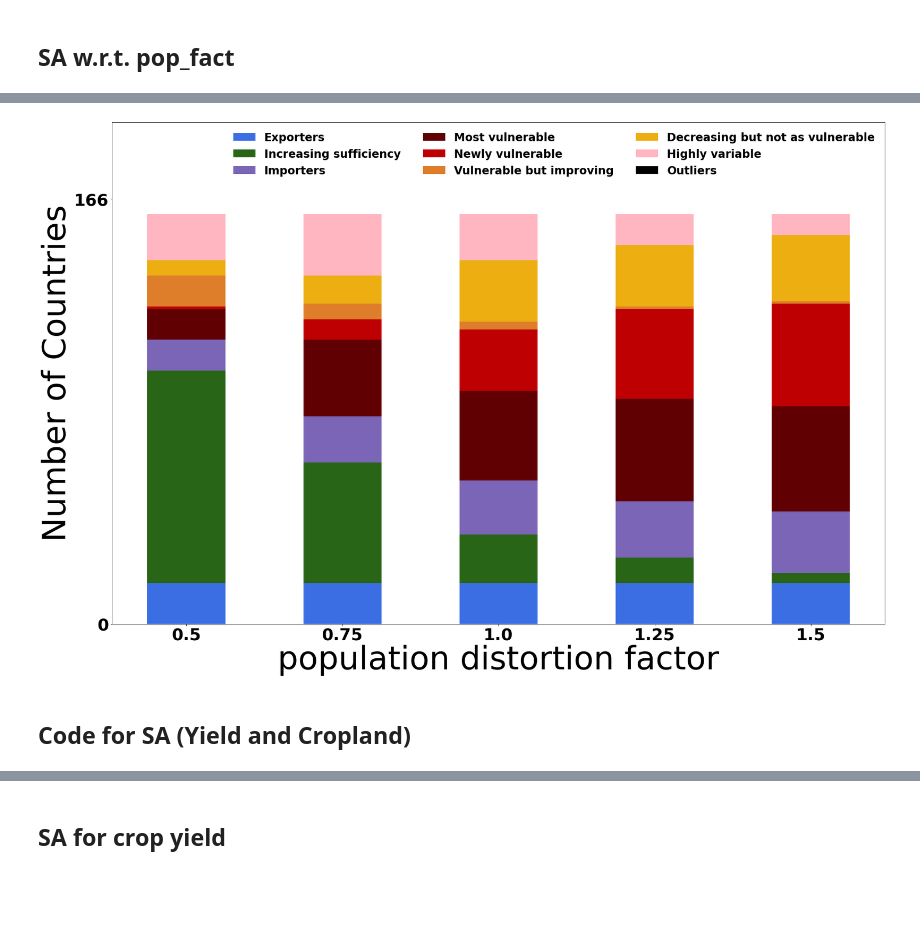
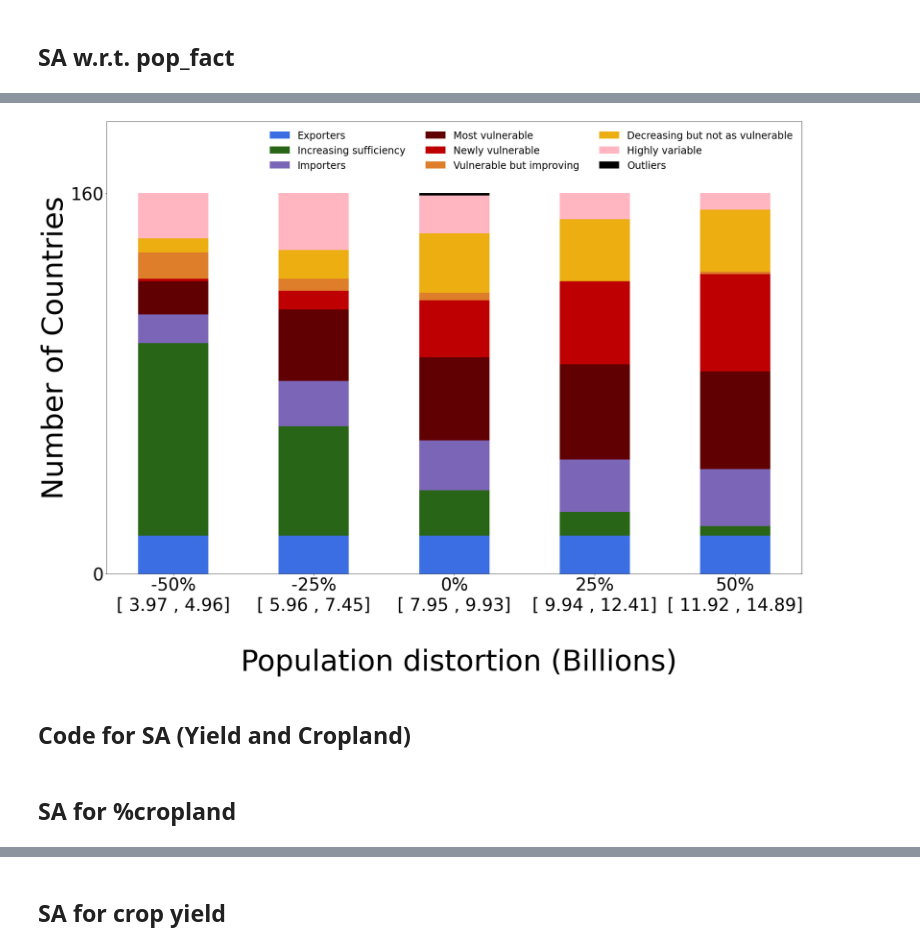
Before and after one commit to charlottegiseleweil/future-food-sufficiency, a Jupyter notebook: sufficiencies/SA_MC_caloric_sufficiency.ipynb, the cells around one changed output, grey strips where cells are left out. Drawn from its saved outputs; the diff is of its cells as text; code cells hidden in the pictures; blank space fills up the shorter version.

```diff
--- a/sufficiencies/SA_MC_caloric_sufficiency.ipynb
+++ b/sufficiencies/SA_MC_caloric_sufficiency.ipynb
@@ -168,7 +169,7 @@ def cal_suff(X, cntry=None, year=2050, food_waste=.19, diet=.19, feed_food_facto
     prod = get_production(X, year=year)
     food = perc_food * prod
     feed_now_food = 0.
-    if cntry in list(LS_2000_df.ISO3.unique()):
+    if cntry in LS_2000_df.ISO3.unique():
         LS = LS_2000_df[LS_2000_df.ISO3==cntry]['LS2000_percapita'].values * get_population(X, year=2000)
 
     else:
@@ -593,0 +673,16 @@ plt.show()
+# %%
+from decimal import Decimal
+
+values = [.5, .75, 1., 1.25, 1.5]
+pops = []
+data_path = 'outputs/compare/'
+
+for i in range(5):
+    df = pd.read_csv(data_path+'ssp'+str(i+1)+'_compare_new.csv')
+    pops.append(df['population_2050'].sum())
+
+rng = []
+
+for v in values:
+    rng.append('[ %.2f'% min([pop*v/1e+9 for pop in pops])+' , '+ '%.2f' % max([pop*v/1e+9 for pop in pops])+']')
+    print('%.2E' % Decimal(str(min([pop*v for pop in pops]))), '%.2E' % Decimal(str(max([pop*v for pop in pops]))))
@@ -595,56 +696,58 @@ plt.show()
 from matplotlib import rc
 import matplotlib
 # y-axis in bold
-rc('font', weight='bold')
+rc('font', weight='normal')
 header = ['Exporters', 'Increasing sufficiency', 'Importers', 'Most vulnerable', 'Newly vulnerable',
              'Vulnerable but improving', 'Decreasing but not as vulnerable', 'Highly variable', 'Outliers']
 
-values = np.array([0.5 , 0.75, 1.  , 1.25, 1.5])
+values = [str(e) + '%\n' + str(r) for e, r in zip([-50 , -25, 0  , 25, 50], rng)]
 
 cat1 = np.array([16, 16, 16, 16, 16])
-cat2 = np.array([83, 47, 19, 10,  4])
-cat3 = np.array([12, 18, 21, 22, 24])
-cat4 = np.array([12, 30, 35, 40, 41])
-cat5 = np.array([ 1,  8, 24, 35, 40])
-cat6 = np.array([12,  6,  3,  1,  1])
-cat7 = np.array([ 6, 11, 24, 24, 26])
-cat8 = np.array([18, 24, 18, 12,  8])
-cat9 = np.array([0, 0, 0, 0, 0])
+cat2 = np.array([81, 46, 19, 10,  4])
+cat3 = np.array([12, 19, 21, 22, 24])
+cat4 = np.array([14, 30, 35, 40, 41])
+cat5 = np.array([ 1,  8, 24, 35, 41])
+cat6 = np.array([11,  5,  3,  0,  1])
+cat7 = np.array([ 6, 12, 25, 26, 26])
+cat8 = np.array([19, 24, 16, 11,  7])
+cat9 = np.array([0, 0, 1, 0, 0])
 
 ind = np.arange(len(values))
 width = .5
 matplotlib.rc('font', serif='Helvetica Neue')
 matplotlib.rc('text', usetex='false')
 matplotlib.rcParams.update({'font.size': 40})
 
 fig = matplotlib.pyplot.gcf()
 fig.set_size_inches(30, 20)
-plt.xticks(ind, values, fontsize=36)
-plt.xlabel('population distortion factor', fontsize=70)
-plt.ylim([0,196])
-plt.yticks([0, 166],fontsize=36)
+plt.xticks(ind, values, fontsize=42)
+plt.xlabel('\n Population distortion (Billions)', fontsize=70)
+plt.ylim([0,190])
+plt.yticks([0, 160],fontsize=42)
 plt.ylabel('Number of Countries', fontsize=70)
 
 p1 = plt.bar(ind, cat1, width, color='#3B6EE2')
 p2 = plt.bar(ind, cat2, width, bottom=cat1, color='#296517')
 p3 = plt.bar(ind, cat3, width, bottom=cat1+cat2, color='#7B65B6')
 p4 = plt.bar(ind, cat4, width, bottom=cat1+cat2+cat3,
              color='#610002')
 p5 = plt.bar(ind, cat5, width, bottom=cat1+cat2+cat3+cat4, color='#BE0003')
 p6 = plt.bar(ind, cat6, width, bottom=cat1+cat2+cat3+cat4+cat5, color='#DE7E2B')
 p7 = plt.bar(ind, cat7, width, bottom=cat1+cat2+cat3+cat4+cat5+cat6, color='#EDAE12')
 p8 = plt.bar(ind, cat8, width, bottom=cat1+cat2+cat3+cat4+cat5+cat6+cat7,
              color='#FFB6C1')
 p9 = plt.bar(ind, cat9, width, bottom=cat1+cat2+cat3+cat4+cat5+cat6+cat7+cat8,
              color='black')
 
 
 plt.legend((p1[0], p2[0], p3[0], p4[0], p5[0], p6[0], p7[0], p8[0], p9[0]), (header[0], header[1], header[2], header[3], header[4],\
                                           header[5], header[6], header[7], header[8]), fontsize=24, ncol=3, framealpha=0, fancybox=True)
 # plt.title('Sensitivity analysis of caloric sufficiency w.r.t. population')
 plt.show()
 # %% [output]
-[figure, old version]
+[figure, new version]
 # %% [markdown]
 ## Code for SA (Yield and Cropland)
+# %% [markdown]
+## SA for %cropland
 # %%
```
Also changed, not shown: parts of 39 cells of this notebook.
